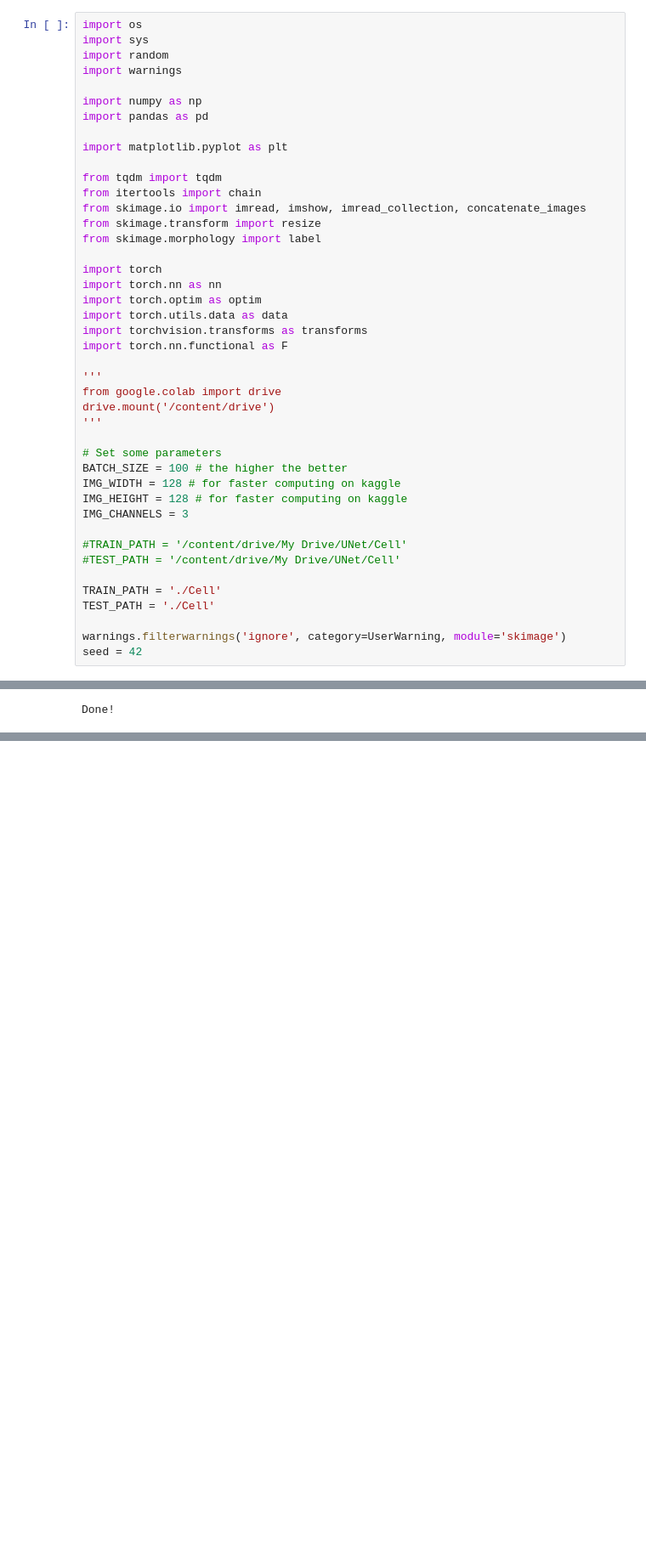
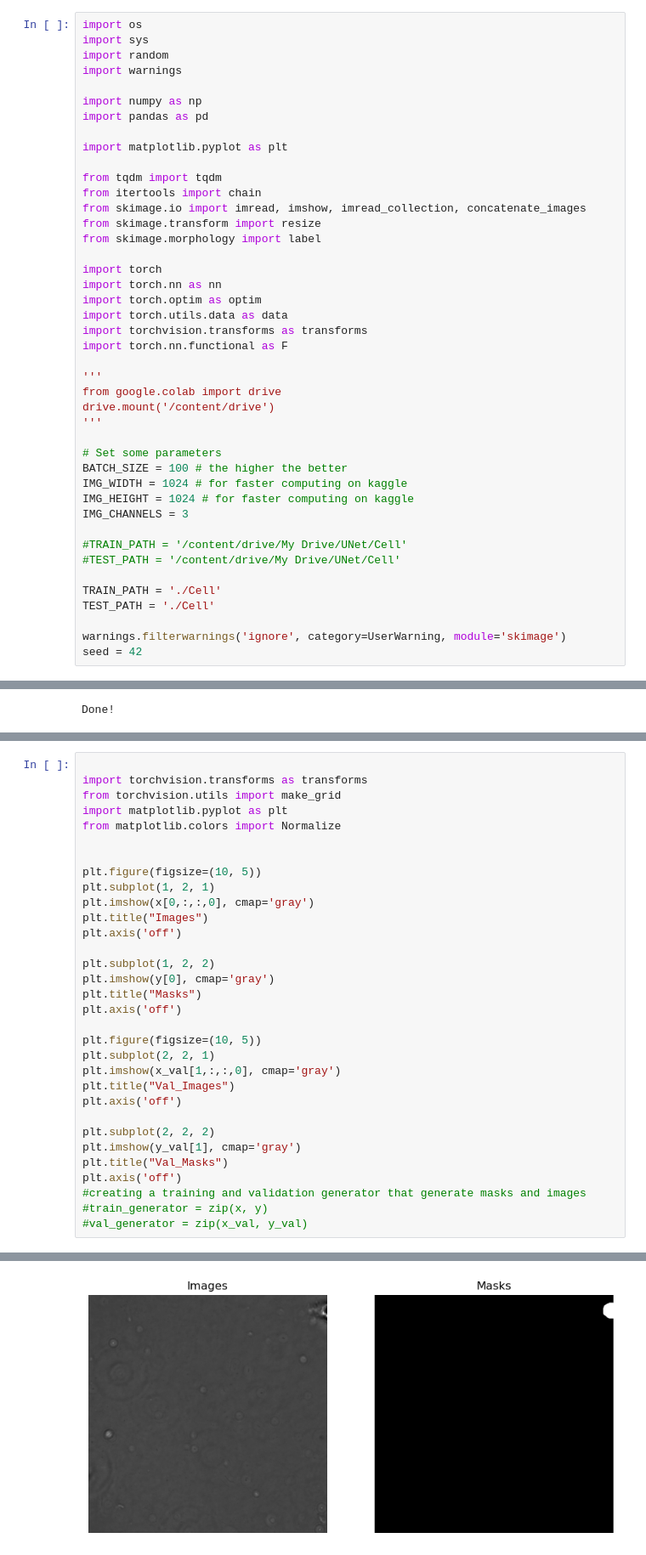
Before and after one commit to Belis0811/Unet, a Jupyter notebook: process_data.ipynb, the cells around one changed output, grey strips where cells are left out. Shown at 85% size. Saved outputs shown, nothing was run; the diff lists cells and outputs as text; blank space fills up the shorter version.

Commit message:
update image size

```diff
--- a/process_data.ipynb
+++ b/process_data.ipynb
@@ -29,8 +29,8 @@ drive.mount('/content/drive')
 
 # Set some parameters
 BATCH_SIZE = 100 # the higher the better
-IMG_WIDTH = 128 # for faster computing on kaggle
-IMG_HEIGHT = 128 # for faster computing on kaggle
+IMG_WIDTH = 1024 # for faster computing on kaggle
+IMG_HEIGHT = 1024 # for faster computing on kaggle
 IMG_CHANNELS = 3
 
 #TRAIN_PATH = '/content/drive/My Drive/UNet/Cell'
@@ -106,0 +218,33 @@ np.save('Y.npy',Y_train)
+# %%
+
+import torchvision.transforms as transforms
+from torchvision.utils import make_grid
+import matplotlib.pyplot as plt
+from matplotlib.colors import Normalize
+
+
+plt.figure(figsize=(10, 5))
+plt.subplot(1, 2, 1)
+plt.imshow(x[0,:,:,0], cmap='gray')
+plt.title("Images")
+plt.axis('off')
+
+plt.subplot(1, 2, 2)
+plt.imshow(y[0], cmap='gray')
+plt.title("Masks")
+plt.axis('off')
+
+plt.figure(figsize=(10, 5))
+plt.subplot(2, 2, 1)
+plt.imshow(x_val[1,:,:,0], cmap='gray')
+plt.title("Val_Images")
+plt.axis('off')
+
+plt.subplot(2, 2, 2)
+plt.imshow(y_val[1], cmap='gray')
+plt.title("Val_Masks")
+plt.axis('off')
+#creating a training and validation generator that generate masks and images
+#train_generator = zip(x, y)
+#val_generator = zip(x_val, y_val)
+# %% [output]
@@ -106,0 +252 @@ np.save('Y.npy',Y_train)
+[figure, added]
```
Also changed, not shown: parts of 14 cells of this notebook, 1 other file.
